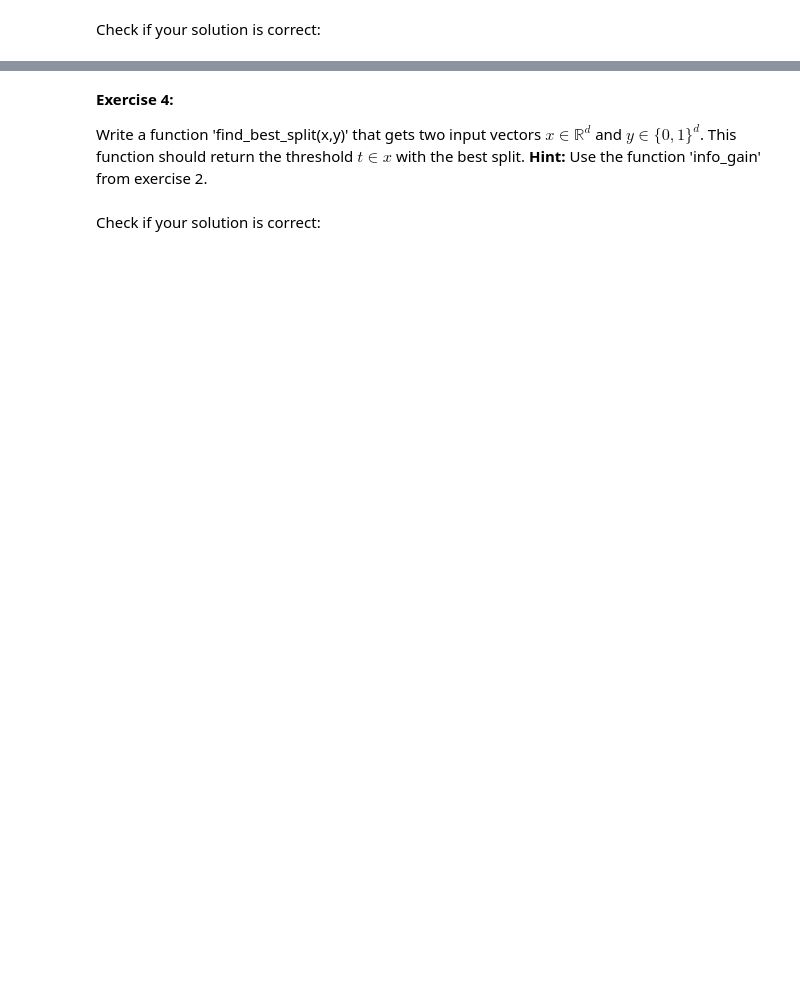
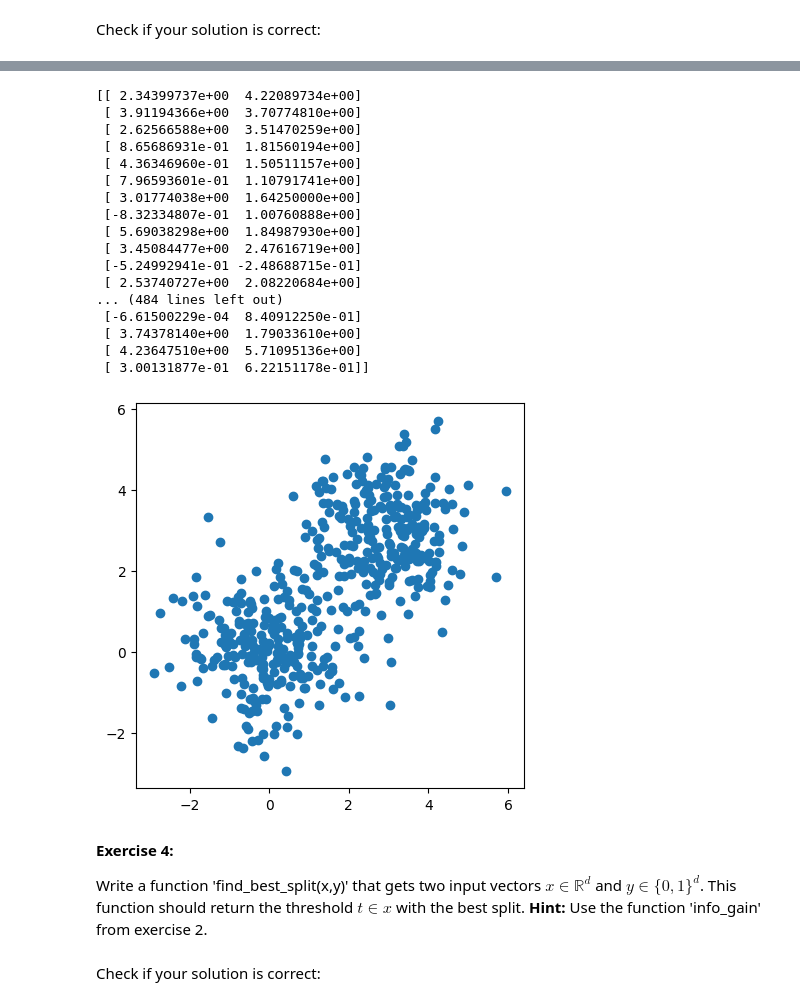
Before and after one commit to mohiuddinshahrukh/ML_LAB_3, a Jupyter notebook: Lab04_DecisionTrees.ipynb, the cells around one changed output, grey strips where cells are left out. Drawn from its saved outputs; the diff is of its cells as text; code cells hidden in the pictures; blank space fills up the shorter version.

```diff
--- a/Lab04_DecisionTrees.ipynb
+++ b/Lab04_DecisionTrees.ipynb
@@ -102,7 +129,30 @@ except:
 # %%
 from sklearn.datasets import make_blobs
 ### WRITE YOUR CODE HERE ###
-X, label = None, None # You need to modify this line
+X, label = make_blobs(n_samples=500, n_features=2 ,centers=[(0,0),(3,3)]) # You need to modify this line
+plt.figure(figsize=(5,5))
+
+plt.scatter(X[:,0], X[:,1])
+plt.grid
+# %% [output]
+[[ 2.34399737e+00  4.22089734e+00]
+ [ 3.91194366e+00  3.70774810e+00]
+ [ 2.62566588e+00  3.51470259e+00]
+ [ 8.65686931e-01  1.81560194e+00]
+ [ 4.36346960e-01  1.50511157e+00]
+ [ 7.96593601e-01  1.10791741e+00]
+ [ 3.01774038e+00  1.64250000e+00]
+ [-8.32334807e-01  1.00760888e+00]
+ [ 5.69038298e+00  1.84987930e+00]
+ [ 3.45084477e+00  2.47616719e+00]
+ [-5.24992941e-01 -2.48688715e-01]
+ [ 2.53740727e+00  2.08220684e+00]
+... (484 lines left out)
+ [-6.61500229e-04  8.40912250e-01]
+ [ 3.74378140e+00  1.79033610e+00]
+ [ 4.23647510e+00  5.71095136e+00]
+ [ 3.00131877e-01  6.22151178e-01]]
+[figure, added]
 # %% [markdown]
 <b>Exercise 4:</b>
 
```
Also changed, not shown: parts of 5 cells of this notebook.
